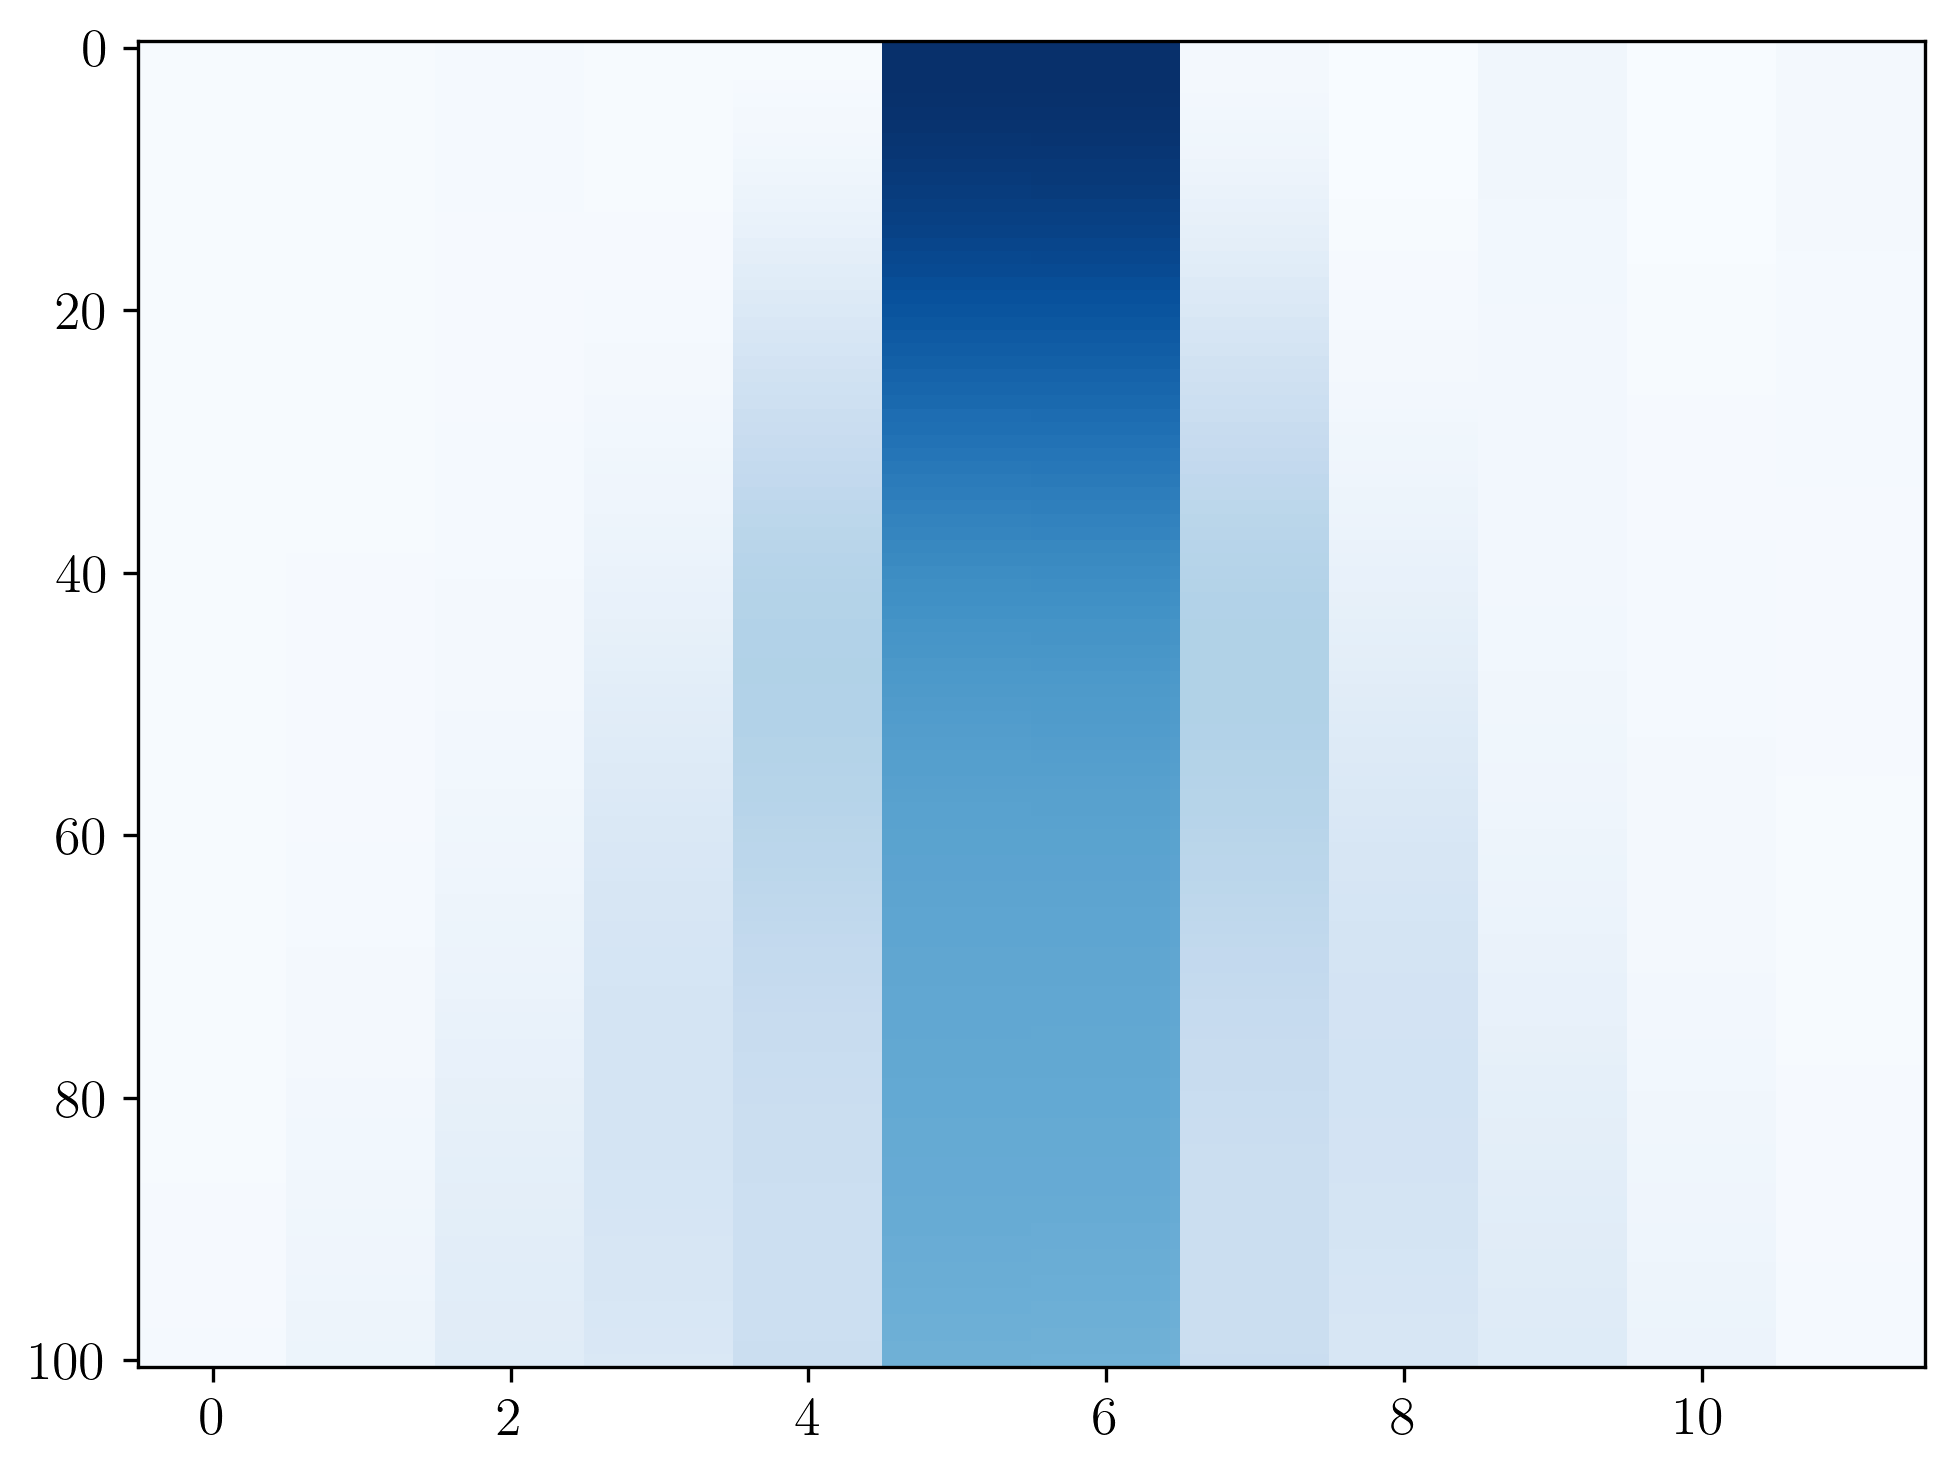
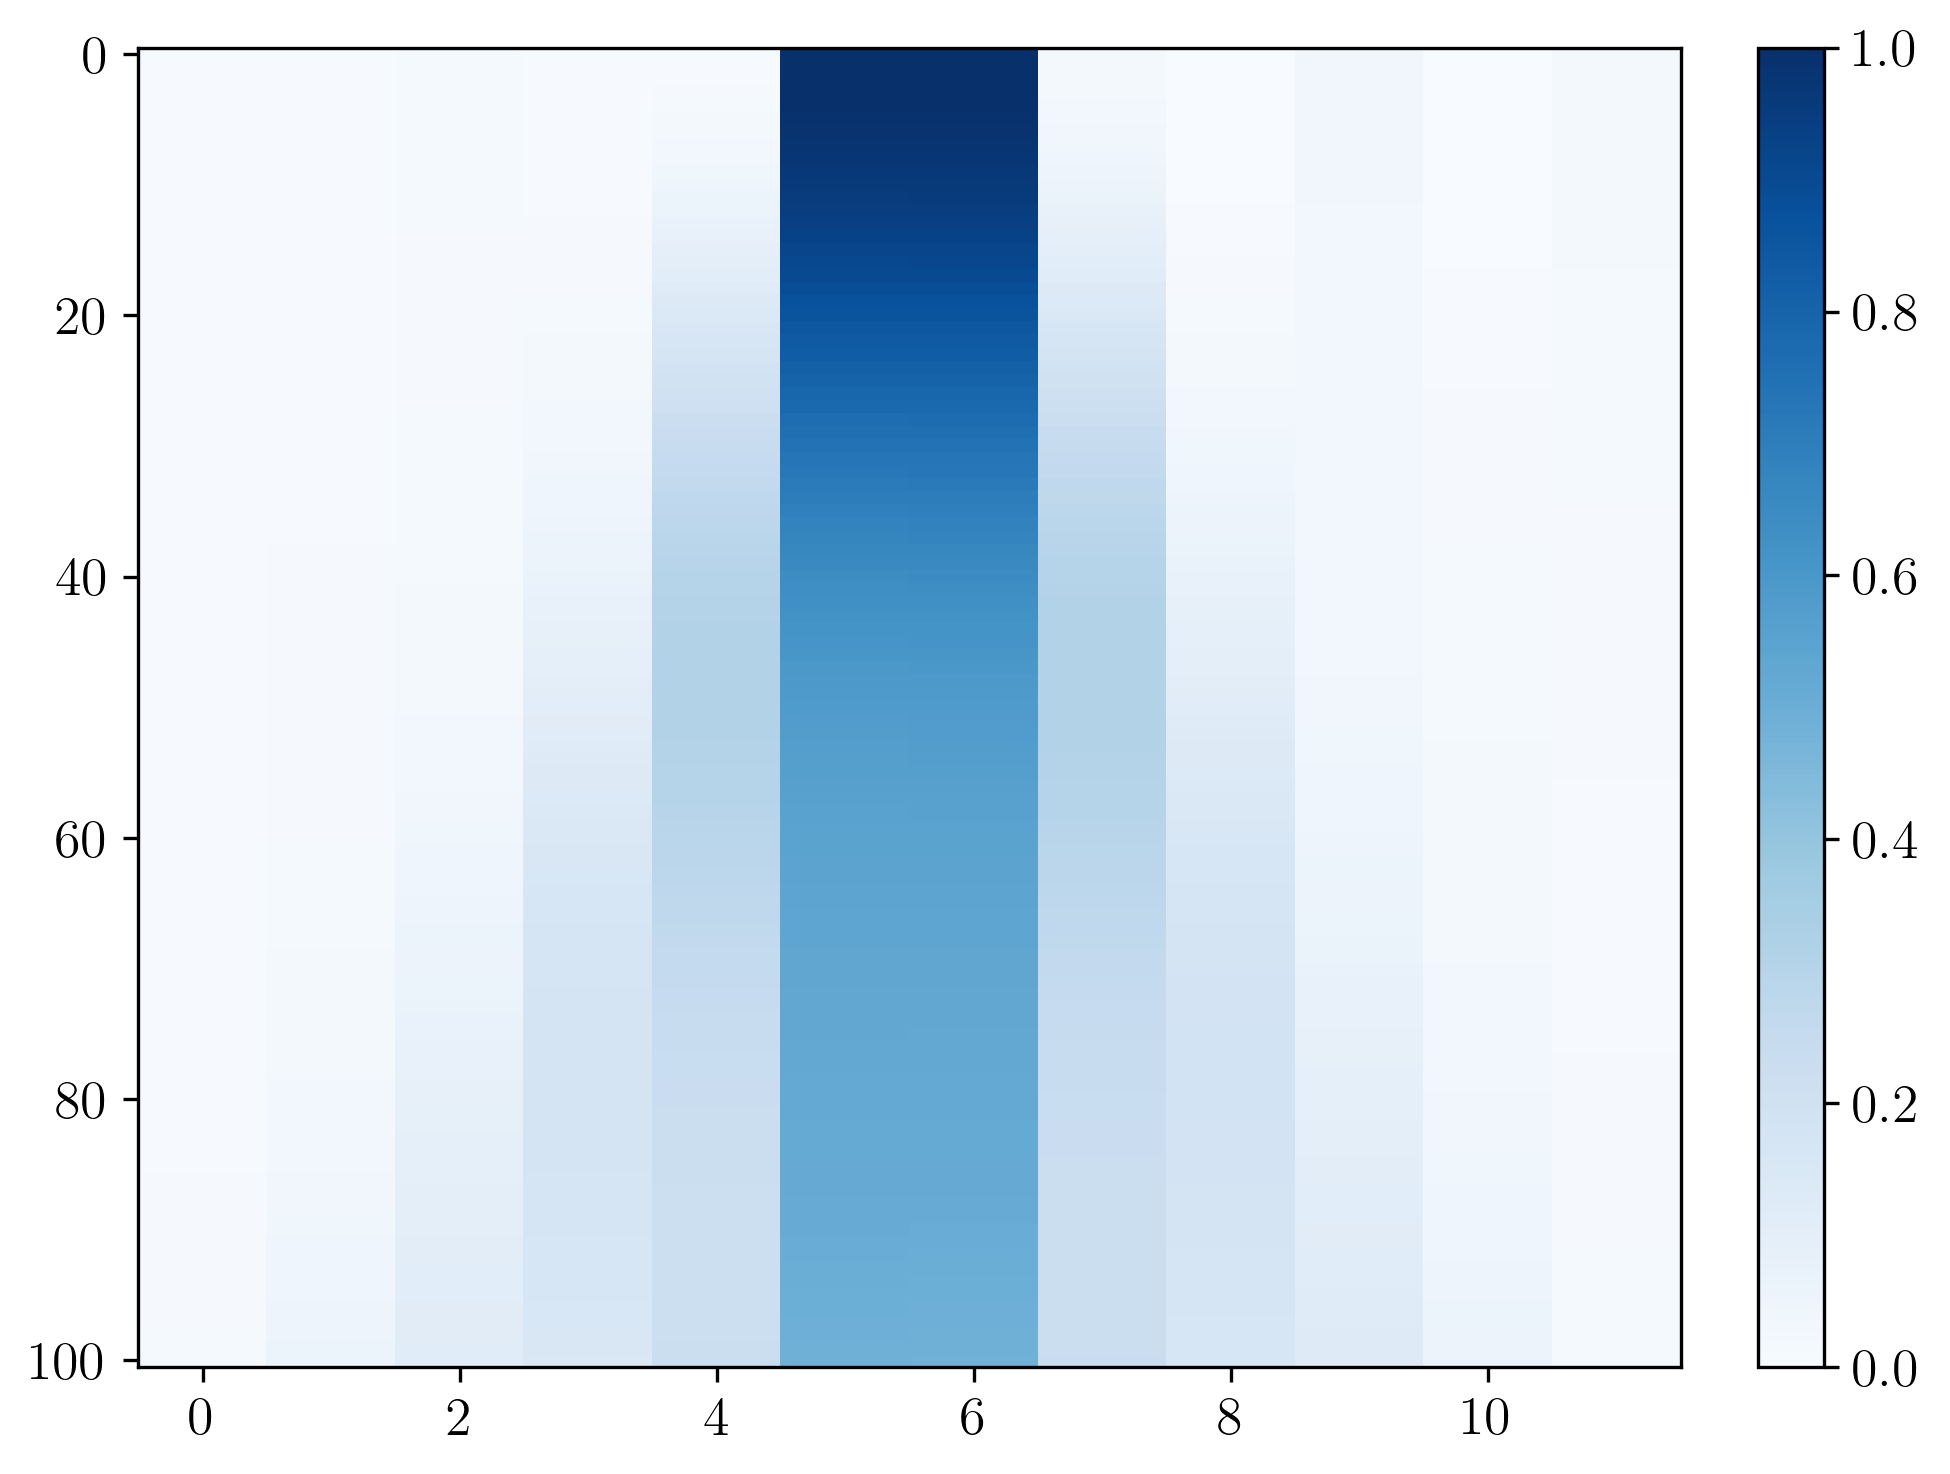
Unified diff of the notebook cell whose output changed from the first chart to the second:
--- before
+++ after
@@ -1,2 +1,3 @@
 local_hole_occup = load_obs_chi("mag", chis[-1])
-plt.imshow(local_hole_occup, cmap="Blues", aspect='auto')
+plt.imshow(local_hole_occup, vmin=0, vmax=1, cmap="Blues", aspect='auto')
+plt.colorbar()

Commit: implemented correct defect procedure for ground state